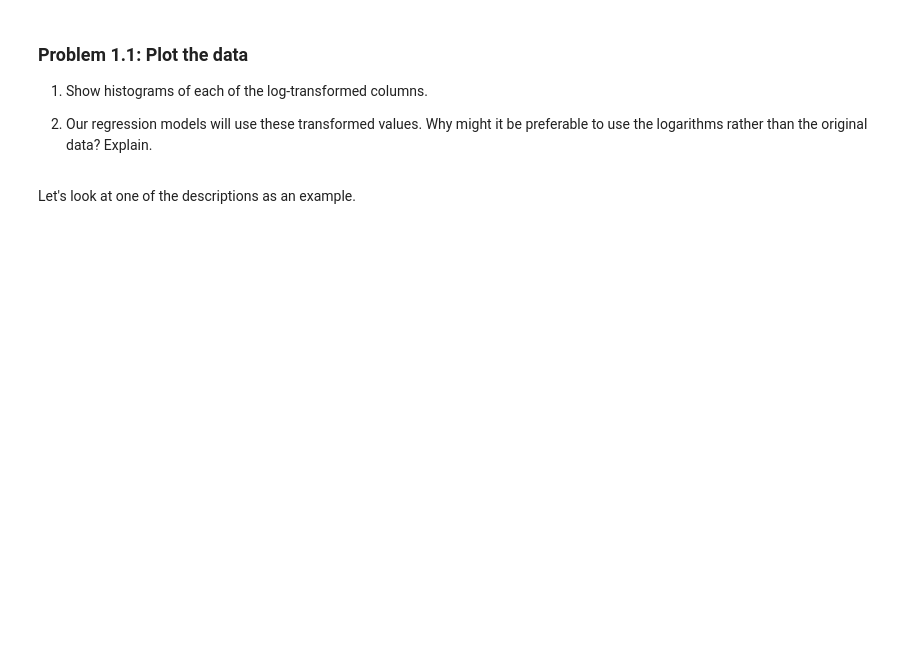
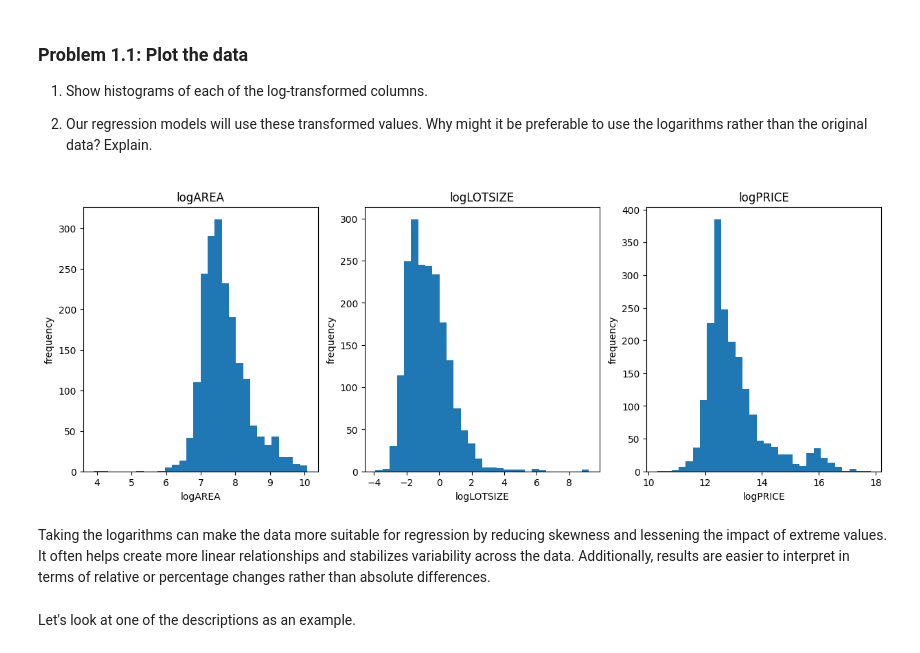
Before and after one commit to yaj0212/Introductory-Machine-Learning, a Jupyter notebook: assignments/assn5/assn5.ipynb, the cells around one changed output. Saved outputs shown, nothing was run; the diff lists cells and outputs as text; code cells hidden in the pictures; blank space fills up the shorter version.

```diff
--- a/assignments/assn5/assn5.ipynb
+++ b/assignments/assn5/assn5.ipynb
@@ -83,3 +109,27 @@ ct_homes
+# %%
+# your code here
+fig, axes = plt.subplots(1, 3, figsize=(15, 5))
+
+axes[0].hist(ct_homes['logAREA'], bins=30)
+axes[0].set_title('logAREA')
+axes[0].set_xlabel('logAREA')
+axes[0].set_ylabel('frequency')
+
+axes[1].hist(ct_homes['logLOTSIZE'], bins=30)
+axes[1].set_title('logLOTSIZE')
+axes[1].set_xlabel('logLOTSIZE')
+axes[1].set_ylabel('frequency')
+
+axes[2].hist(ct_homes['logPRICE'], bins=30)
+axes[2].set_title('logPRICE')
+axes[2].set_xlabel('logPRICE')
+axes[2].set_ylabel('frequency')
+
+plt.show()
+# %% [output]
+[figure, added]
+# %% [markdown]
+Taking the logarithms can make the data more suitable for regression by reducing skewness and lessening the impact of extreme values. It often helps create more linear relationships and stabilizes variability across the data. Additionally, results are easier to interpret in terms of relative or percentage changes rather than absolute differences.
 # %% [markdown]
 Let's look at one of the descriptions as an example.
 # %%
```
Also changed, not shown: parts of 18 cells of this notebook.
